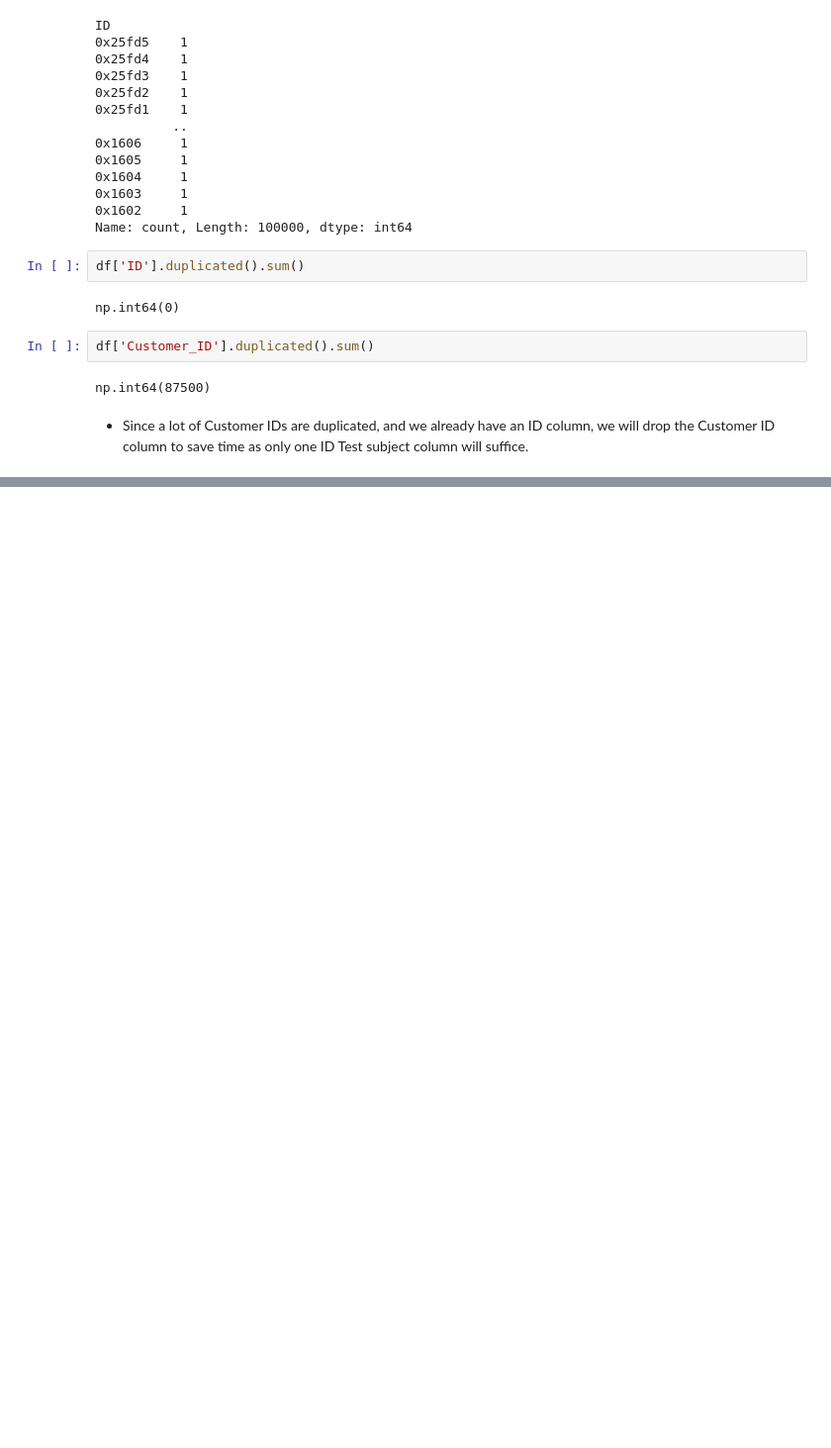
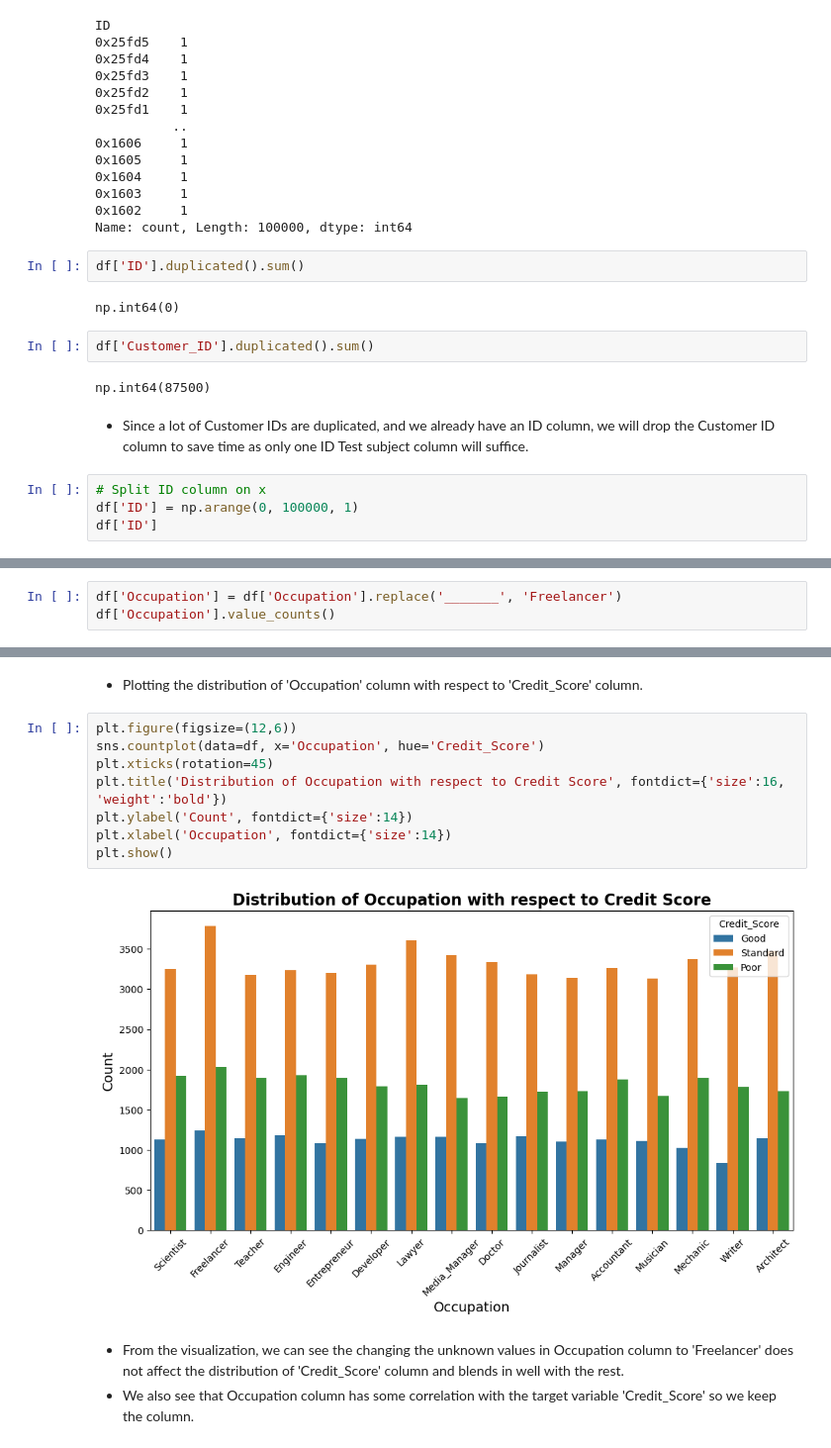
Before and after one commit to RattleBrattle/Credit-Score-Decision-Tree-Machine-Learning, a Jupyter notebook: EDA.ipynb, the cells around one changed output, grey strips where cells are left out. Shown at 99% size. Drawn from its saved outputs; the diff is of its cells as text; blank space fills up the shorter version.

```diff
--- a/EDA.ipynb
+++ b/EDA.ipynb
@@ -128,3 +125,7 @@ df['Customer_ID'].duplicated().sum()
 np.int64(87500)
 # %% [markdown]
 - Since a lot of Customer IDs are duplicated, and we already have an ID column, we will drop the Customer ID column to save time as only one ID Test subject column will suffice.
+# %%
+# Split ID column on x
+df['ID'] = np.arange(0, 100000, 1)
+df['ID']
@@ -152,0 +180,3 @@ memory usage: 11.7+ MB
+# %%
+df['Occupation'] = df['Occupation'].replace('_______', 'Freelancer')
+df['Occupation'].value_counts()
@@ -152,0 +202,15 @@ memory usage: 11.7+ MB
+# %% [markdown]
+- Plotting the distribution of 'Occupation' column with respect to 'Credit_Score' column.
+# %%
+plt.figure(figsize=(12,6))
+sns.countplot(data=df, x='Occupation', hue='Credit_Score')
+plt.xticks(rotation=45)
+plt.title('Distribution of Occupation with respect to Credit Score', fontdict={'size':16, 'weight':'bold'})
+plt.ylabel('Count', fontdict={'size':14})
+plt.xlabel('Occupation', fontdict={'size':14})
+plt.show()
+# %% [output]
+[figure, added]
+# %% [markdown]
+- From the visualization, we can see the changing the unknown values in Occupation column to 'Freelancer' does not affect the distribution of 'Credit_Score' column and blends in well with the rest.
+- We also see that Occupation column has some correlation with the target variable 'Credit_Score' so we keep the column.
```
Also changed, not shown: parts of 124 cells of this notebook, 3 other files.
